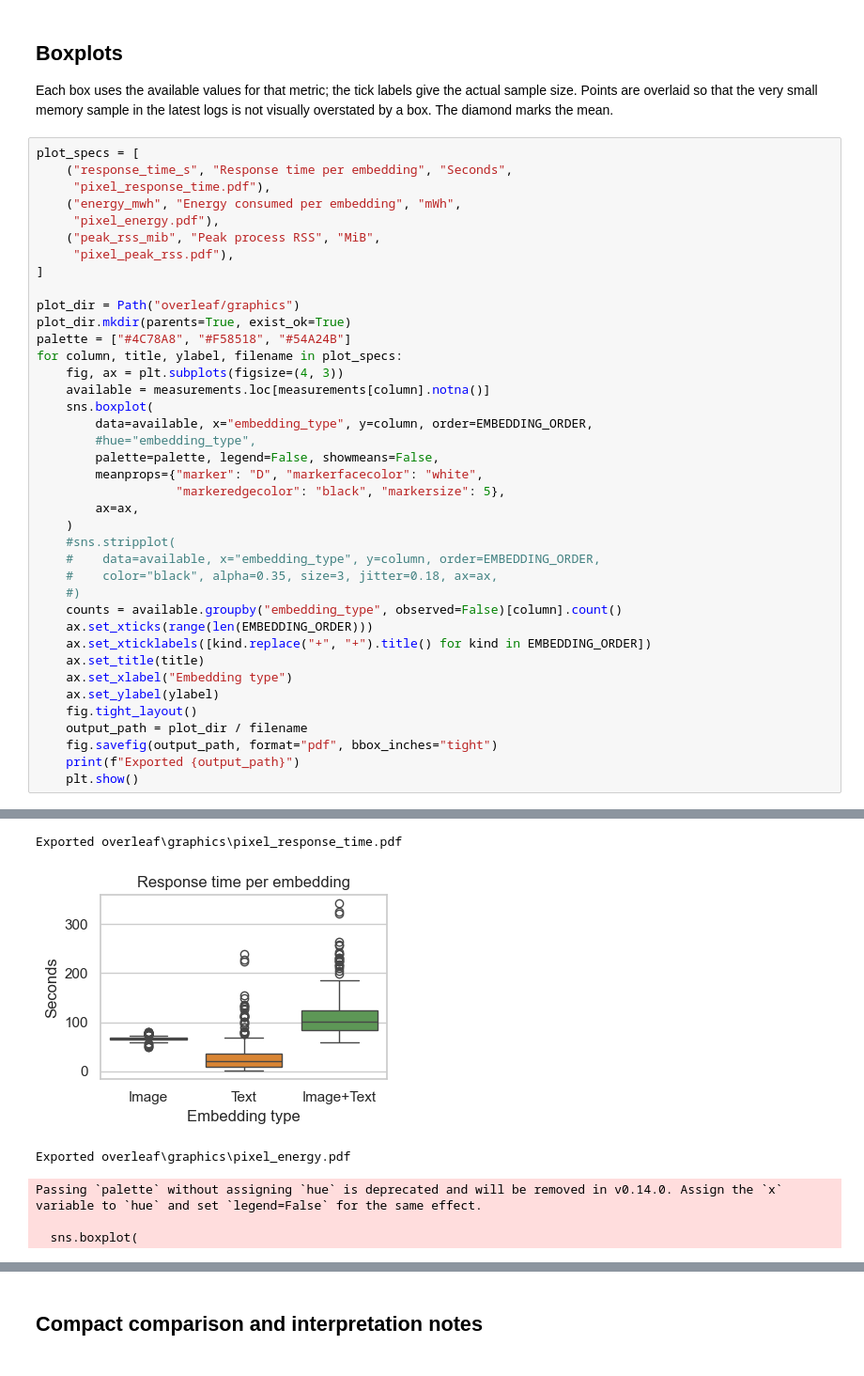
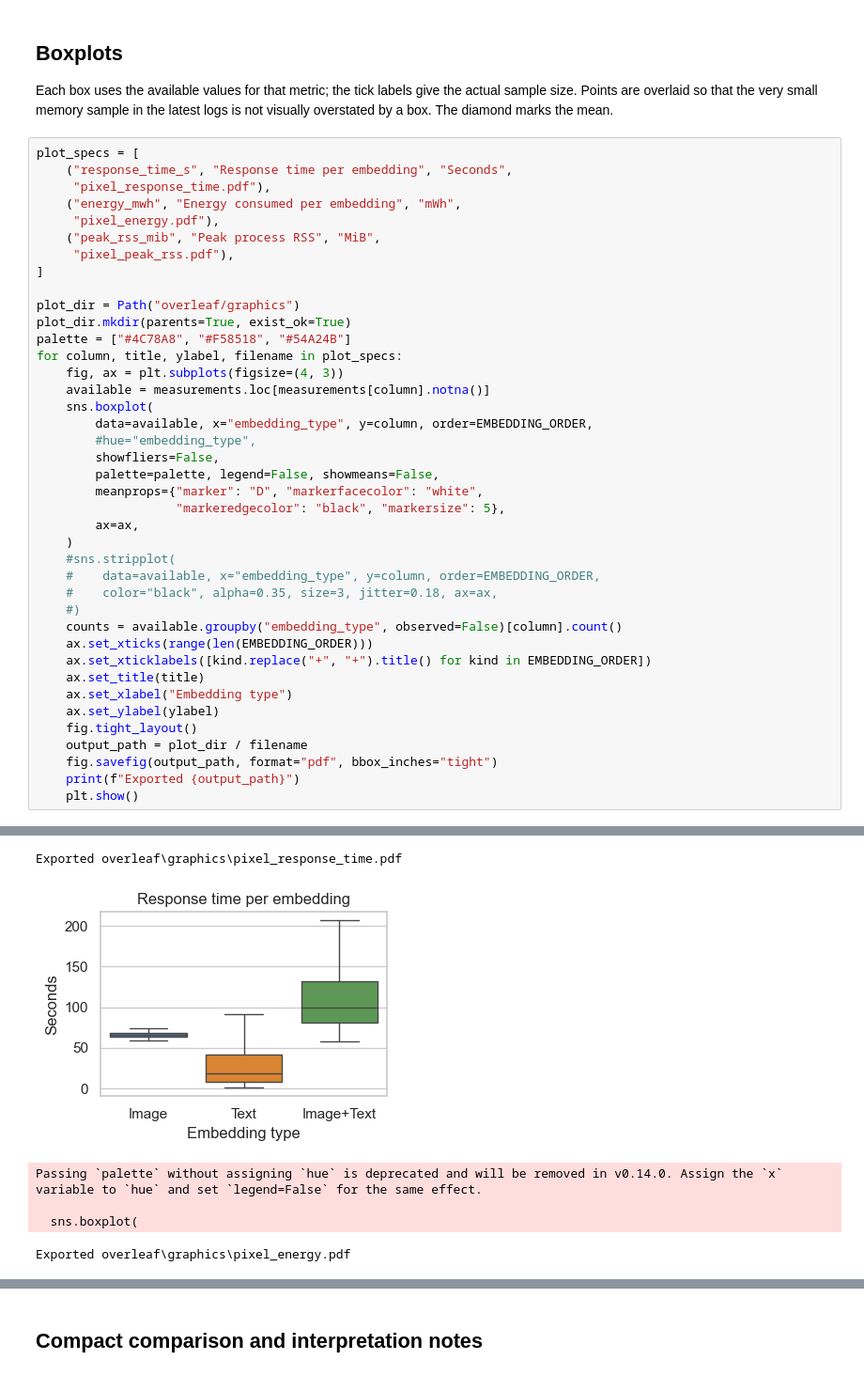
Before and after one commit to yigitBaysoyu/modernizing-screen2vec, a Jupyter notebook: _pixel.ipynb, the cells around one changed output, grey strips where cells are left out. Shown at 94% size. Cells and saved outputs as stored; diff of their text form.

```diff
--- a/_pixel.ipynb
+++ b/_pixel.ipynb
@@ -342,35 +359,36 @@ for column, title, ylabel, filename in plot_specs:
     fig, ax = plt.subplots(figsize=(4, 3))
     available = measurements.loc[measurements[column].notna()]
     sns.boxplot(
         data=available, x="embedding_type", y=column, order=EMBEDDING_ORDER,
         #hue="embedding_type",
+        showfliers=False,
         palette=palette, legend=False, showmeans=False,
         meanprops={"marker": "D", "markerfacecolor": "white",
                    "markeredgecolor": "black", "markersize": 5},
         ax=ax,
     )
     #sns.stripplot(
     #    data=available, x="embedding_type", y=column, order=EMBEDDING_ORDER,
     #    color="black", alpha=0.35, size=3, jitter=0.18, ax=ax,
     #)
     counts = available.groupby("embedding_type", observed=False)[column].count()
     ax.set_xticks(range(len(EMBEDDING_ORDER)))
     ax.set_xticklabels([kind.replace("+", "+").title() for kind in EMBEDDING_ORDER])
     ax.set_title(title)
     ax.set_xlabel("Embedding type")
     ax.set_ylabel(ylabel)
     fig.tight_layout()
     output_path = plot_dir / filename
     fig.savefig(output_path, format="pdf", bbox_inches="tight")
     print(f"Exported {output_path}")
     plt.show()
 # %% [output]
 Passing `palette` without assigning `hue` is deprecated and will be removed in v0.14.0. Assign the `x` variable to `hue` and set `legend=False` for the same effect.
 
   sns.boxplot(
 Exported overleaf\graphics\pixel_response_time.pdf
-[figure, old version]
+[figure, new version]
-Exported overleaf\graphics\pixel_energy.pdf
+Passing `palette` without assigning `hue` is deprecated and will be removed in v0.14.0. Assign the `x` variable to `hue` and set `legend=False` for the same effect.
+
+  sns.boxplot(
-Passing `palette` without assigning `hue` is deprecated and will be removed in v0.14.0. Assign the `x` variable to `hue` and set `legend=False` for the same effect.
-
-  sns.boxplot(
+Exported overleaf\graphics\pixel_energy.pdf
```
Also changed, not shown: parts of 9 cells of this notebook, 5 other files.
